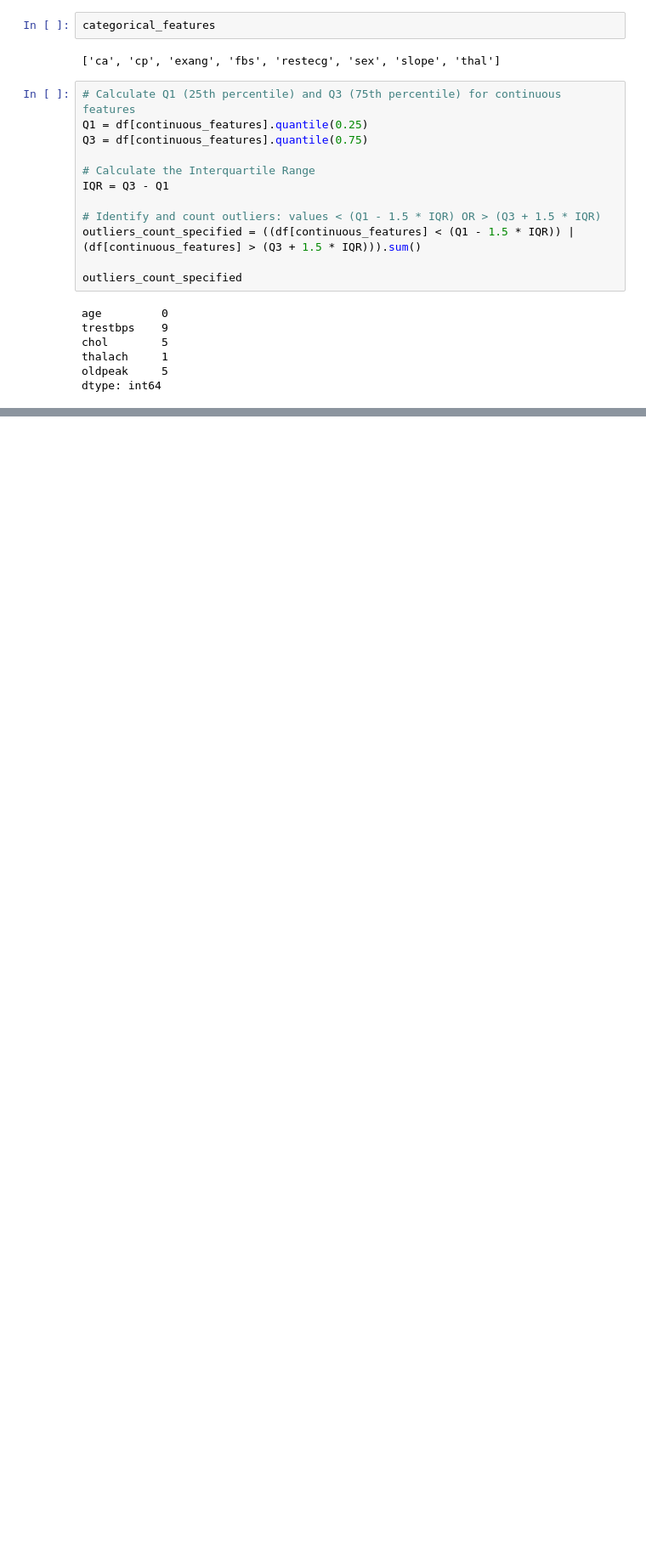
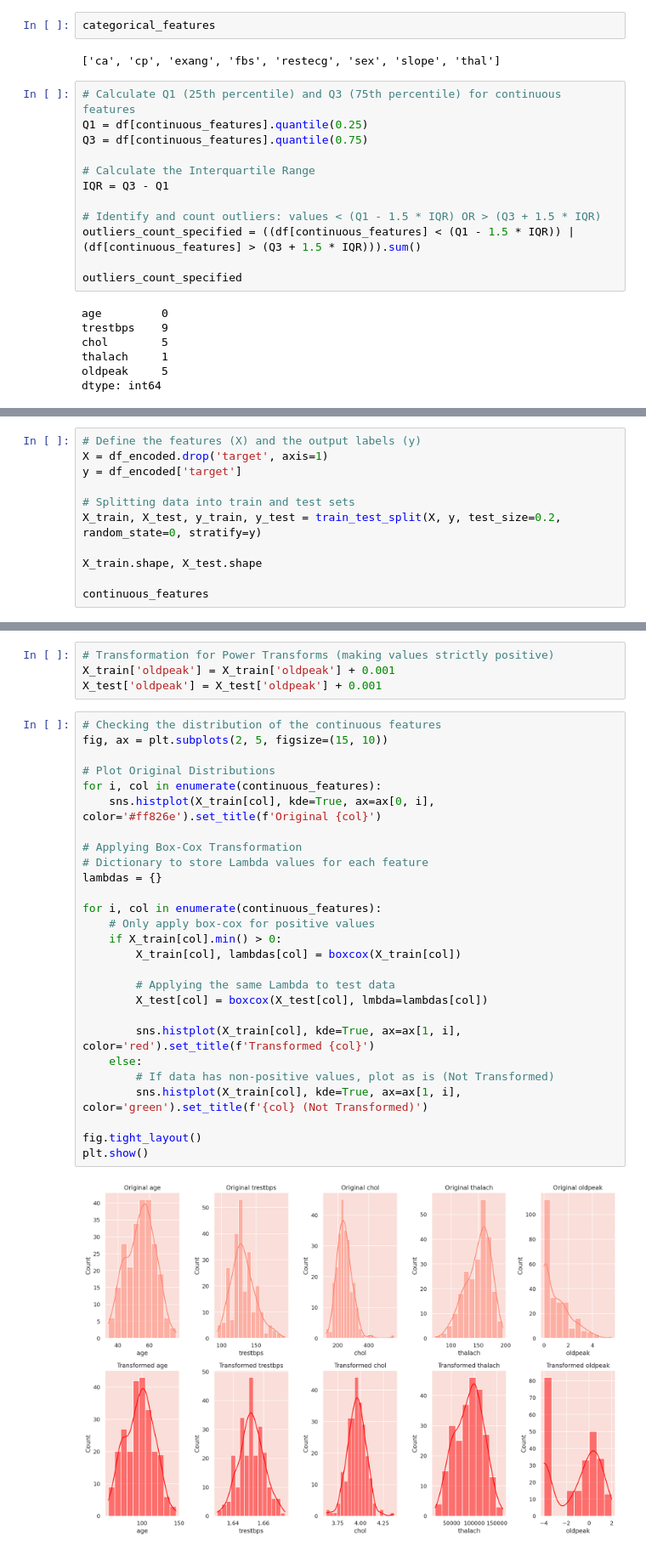
Before and after one commit to space0032/Tutudude_DataScience, a Jupyter notebook: Assingment 7/Cardic.ipynb, the cells around one changed output, grey strips where cells are left out. Shown at 85% size. Saved outputs shown, nothing was run; the diff lists cells and outputs as text; blank space fills up the shorter version.

```diff
--- a/Assingment 7/Cardic.ipynb
+++ b/Assingment 7/Cardic.ipynb
@@ -294,0 +335,11 @@ dtype: int64
+# %%
+# Define the features (X) and the output labels (y)
+X = df_encoded.drop('target', axis=1)
+y = df_encoded['target']
+
+# Splitting data into train and test sets
+X_train, X_test, y_train, y_test = train_test_split(X, y, test_size=0.2, random_state=0, stratify=y)
+
+X_train.shape, X_test.shape
+
+continuous_features
@@ -294,0 +348,33 @@ dtype: int64
+# %%
+# Transformation for Power Transforms (making values strictly positive)
+X_train['oldpeak'] = X_train['oldpeak'] + 0.001
+X_test['oldpeak'] = X_test['oldpeak'] + 0.001
+# %%
+# Checking the distribution of the continuous features
+fig, ax = plt.subplots(2, 5, figsize=(15, 10))
+
+# Plot Original Distributions
+for i, col in enumerate(continuous_features):
+    sns.histplot(X_train[col], kde=True, ax=ax[0, i], color='#ff826e').set_title(f'Original {col}')
+
+# Applying Box-Cox Transformation
+# Dictionary to store Lambda values for each feature
+lambdas = {}
+
+for i, col in enumerate(continuous_features):
+    # Only apply box-cox for positive values
+    if X_train[col].min() > 0:
+        X_train[col], lambdas[col] = boxcox(X_train[col])
+
+        # Applying the same Lambda to test data
+        X_test[col] = boxcox(X_test[col], lmbda=lambdas[col])
+
+        sns.histplot(X_train[col], kde=True, ax=ax[1, i], color='red').set_title(f'Transformed {col}')
+    else:
+        # If data has non-positive values, plot as is (Not Transformed)
+        sns.histplot(X_train[col], kde=True, ax=ax[1, i], color='green').set_title(f'{col} (Not Transformed)')
+
+fig.tight_layout()
+plt.show()
+# %% [output]
+[figure, added]
```
Also changed, not shown: parts of 4 cells of this notebook, 2 other files.
